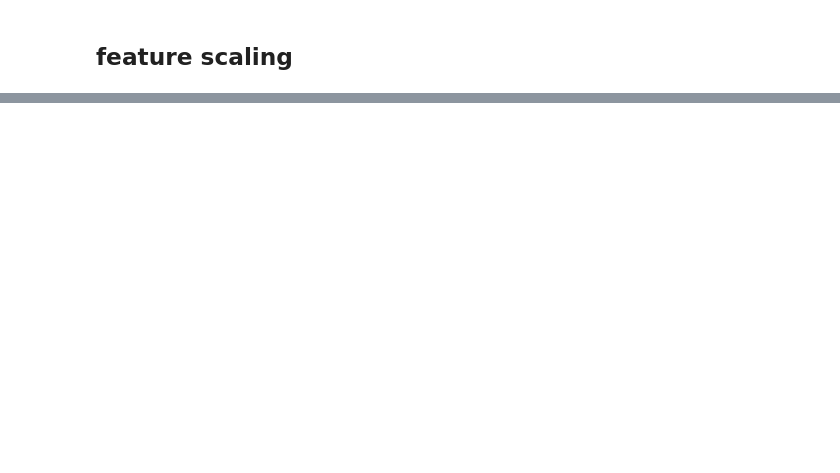
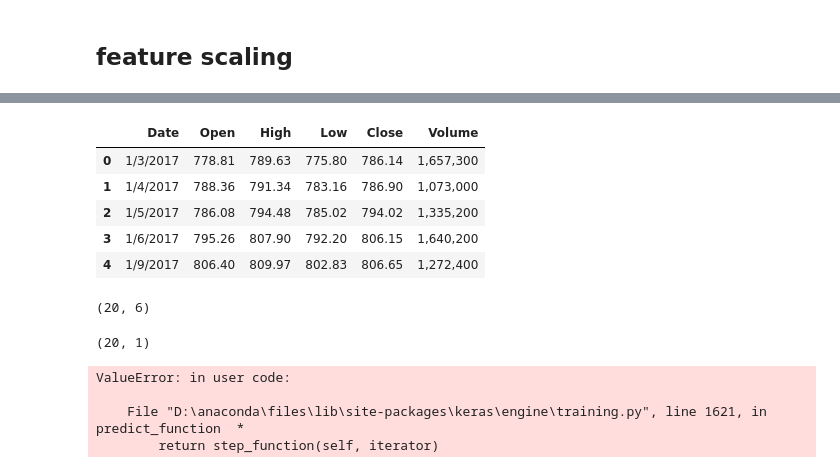
Before and after one commit to adhi22/LP5, a Jupyter notebook: DL new/google stock price.ipynb, the cells around one changed output, grey strips where cells are left out. Saved outputs shown, nothing was run; the diff lists cells and outputs as text; code cells hidden in the pictures; blank space fills up the shorter version.

```diff
--- a/DL new/google stock price.ipynb
+++ b/DL new/google stock price.ipynb
@@ -77,0 +127,38 @@ plt.show()
+# %%
+test_df.head()
+# %% [output]
+|  | Date | Open | High | Low | Close | Volume |
+| 0 | 1/3/2017 | 778.81 | 789.63 | 775.80 | 786.14 | 1,657,300 |
+| 1 | 1/4/2017 | 788.36 | 791.34 | 783.16 | 786.90 | 1,073,000 |
+| 2 | 1/5/2017 | 786.08 | 794.48 | 785.02 | 794.02 | 1,335,200 |
+| 3 | 1/6/2017 | 795.26 | 807.90 | 792.20 | 806.15 | 1,640,200 |
+| 4 | 1/9/2017 | 806.40 | 809.97 | 802.83 | 806.65 | 1,272,400 |
+# %%
+test_df.shape
+# %% [output]
+(20, 6)
+# %%
+test_df = test_df.loc[:, ["Open"]]
+
+test_df.shape
+# %% [output]
+(20, 1)
+# %%
+test_df = sc.fit_transform(test_df)
+
+xtest = []
+
+for i in range(test_df.shape[0]):
+    xtest.append(test_df[i:i, 0])
+
+xtest = np.array(xtest)
+
+
+ypred = model.predict(xtest)
+ypred = sc.inverse_transform(ypred)
+ypred
+# %% [output]
+ValueError: in user code:
+
+    File "D:\anaconda\files\lib\site-packages\keras\engine\training.py", line 1621, in predict_function  *
+        return step_function(self, iterator)
```
Also changed, not shown: parts of 15 cells of this notebook.
